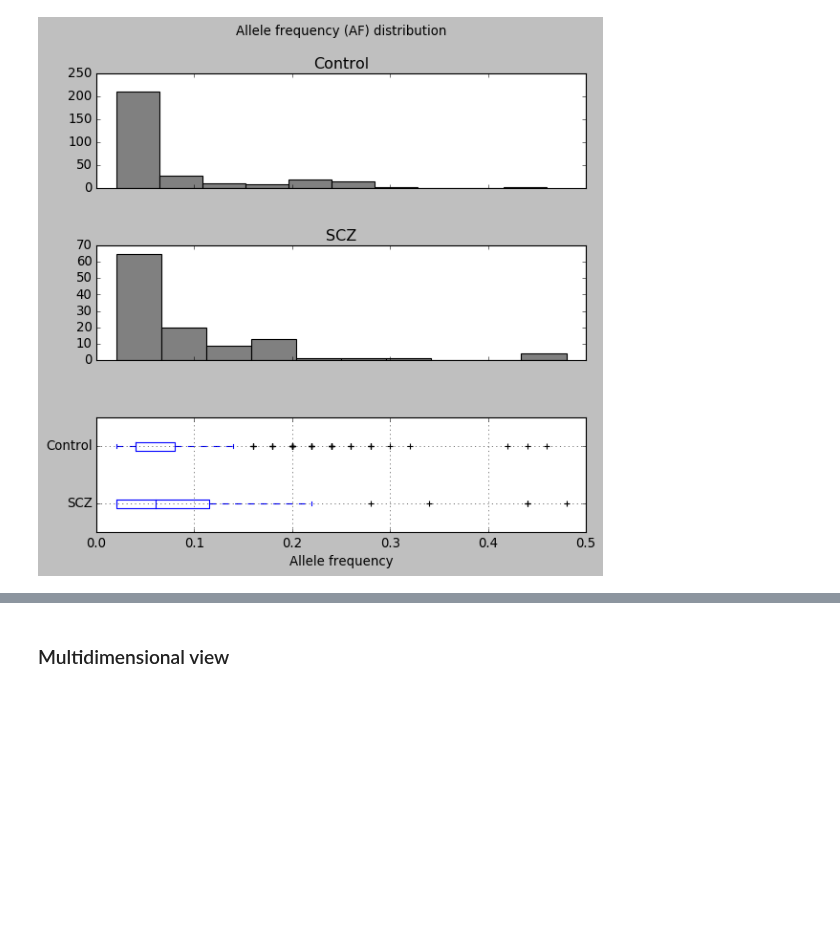
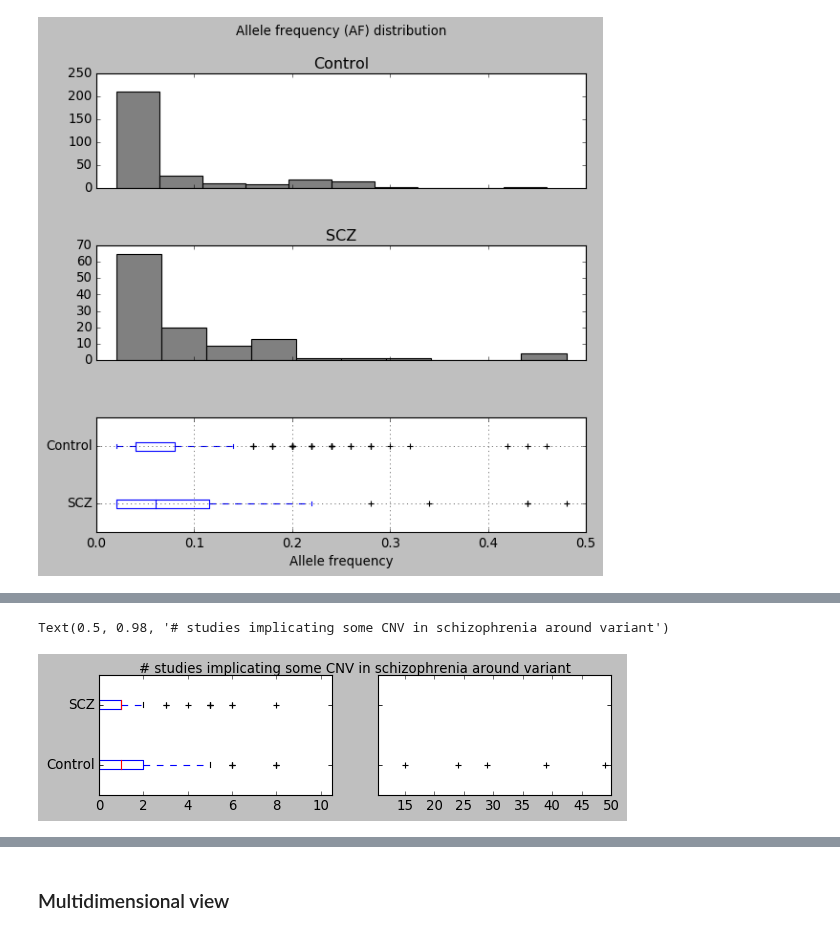
Before and after one commit to attilagk/BSM-research, a Jupyter notebook: notebook/2020-06-10-chromatin-state/2020-06-10-chromatin-state.ipynb, the cells around one changed output, grey strips where cells are left out. Saved outputs shown, nothing was run; the diff lists cells and outputs as text; code cells hidden in the pictures; blank space fills up the shorter version.

```diff
--- a/notebook/2020-06-10-chromatin-state/2020-06-10-chromatin-state.ipynb
+++ b/notebook/2020-06-10-chromatin-state/2020-06-10-chromatin-state.ipynb
@@ -146,0 +156,15 @@ ax[2].set_ylim(2.5, 0.5)
+# %%
+fig, ax = plt.subplots(1, 2, sharey=True, figsize=(8, 2))
+def foo(ax):
+    calls.boxplot('szdbCNVcount', by='Dx', vert=False, ax=ax, grid=False)
+    ax.set_xlabel('')
+    ax.set_title('')
+
+foo(ax[0])
+foo(ax[1])
+ax[0].set_xlim([0, 10.5])
+ax[1].set_xlim([10.5, 50])
+fig.suptitle('# studies implicating some CNV in schizophrenia around variant')
+# %% [output]
+Text(0.5, 0.98, '# studies implicating some CNV in schizophrenia around variant')
+[figure, added]
```
Also changed, not shown: parts of 13 cells of this notebook, 2 other files.
